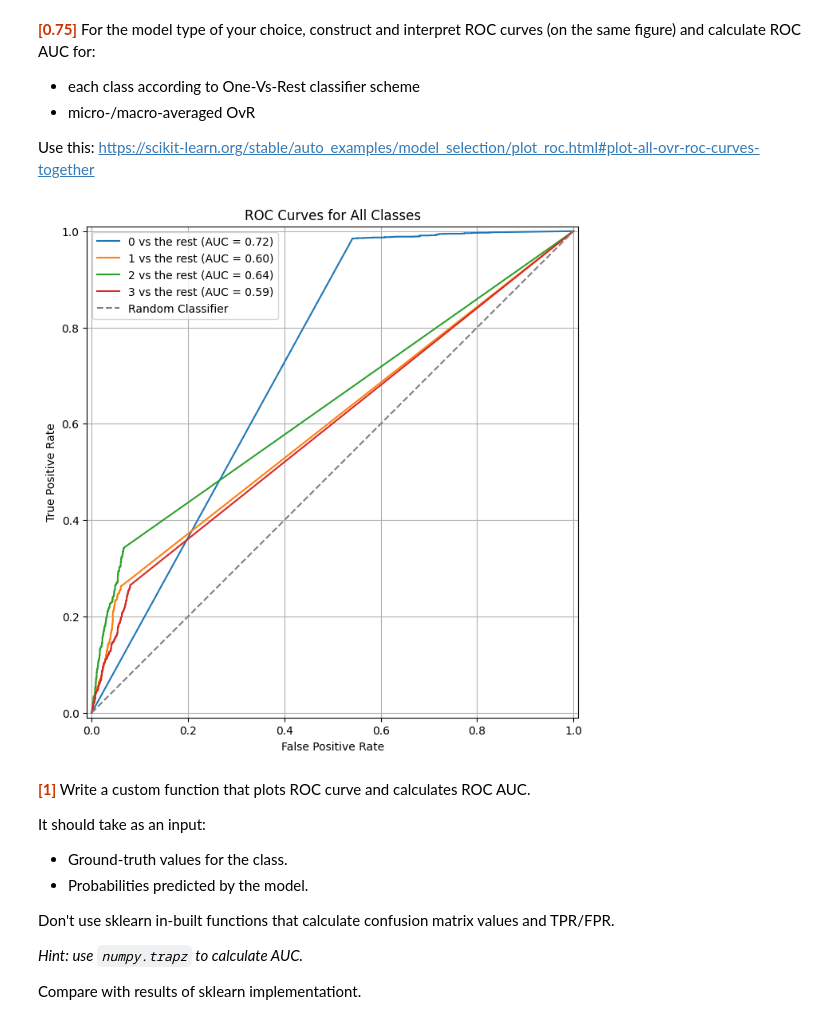
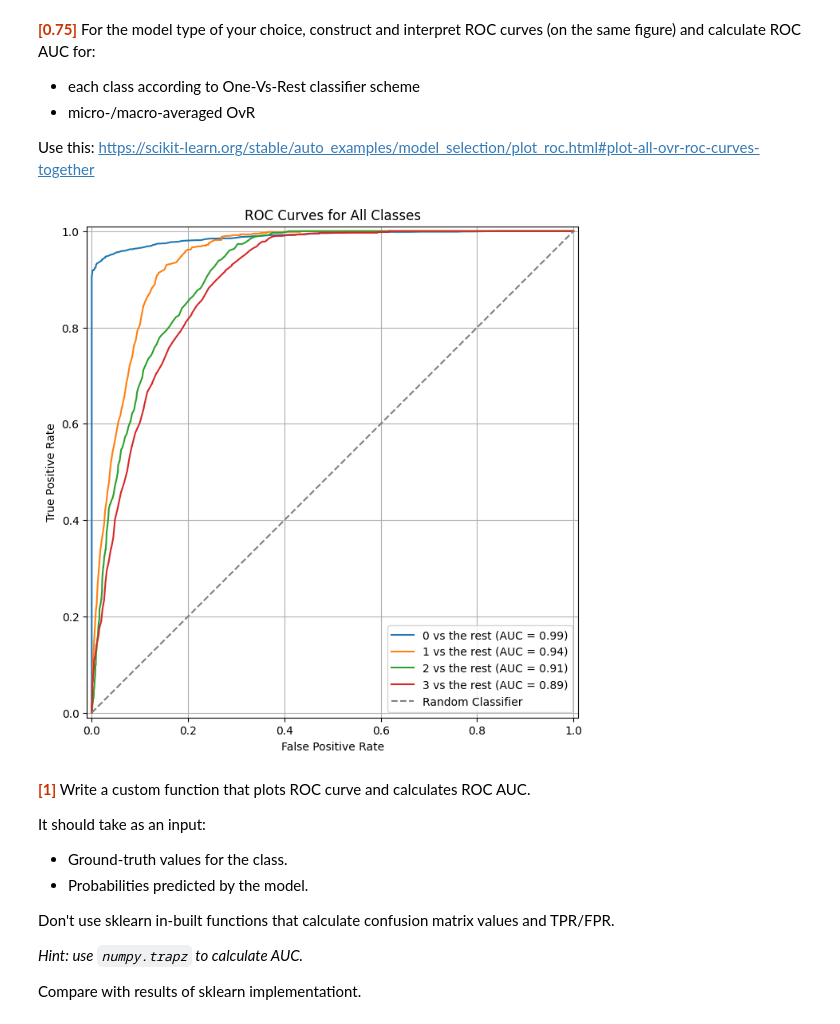
Before and after one commit to bulatych/ML_HSE, a Jupyter notebook: homeworks/HW_5_(Classification).ipynb, the cells around one changed output. Saved outputs shown, nothing was run; the diff lists cells and outputs as text; code cells hidden in the pictures.

```diff
--- a/homeworks/HW_5_(Classification).ipynb
+++ b/homeworks/HW_5_(Classification).ipynb
@@ -182,7 +182,7 @@ import joblib
 
 param_grid = {
     'C': [0.01, 0.1, 0.5, 1, 5, 10],  # Extended range of regularization
-    'solver': ['liblinear', 'saga'],  # Optimization algorithms
+    'solver': ['saga'],  # Optimization algorithms
     'penalty': ['l2', 'elasticnet'],  # Type of regularization
     'l1_ratio': [0.1, 0.5, 0.9]  # Different values for elasticnet
 }
@@ -523,10 +504,9 @@ import numpy as np
 
 # Сетка гиперпараметров
 grid_rf = {
-    'n_estimators': [50, 100, 200],  # Количество деревьев
+    'n_estimators': [100, 200],  # Количество деревьев
     'max_depth': [None, 10, 20],    # Глубина деревьев
     'min_samples_split': [2, 5, 10],  # Минимальный размер выборки для разделения
-    'min_samples_leaf': [1, 2, 4],    # Минимальный размер листа
     'criterion': ['gini', 'entropy']  # Критерий разбиения
 }
 
@@ -639,9 +620,10 @@ Your answer:
 ## Logistic Regression
 # %%
 from sklearn.metrics import classification_report, confusion_matrix
-
+model_file = "best_logistic_model.pkl"  # Укажите путь к вашему файлу
+model_log = joblib.load(model_file)
 # Предсказание на тестовой выборке
-Ypred_log = best_log_model.predict(Xtest)
+Ypred_log = model_log.predict(Xtest)
 
 # Metrics
 precision = precision_score(Ytest, Ypred_log, average='micro')  # Изменено на 'macro'
@@ -734,39 +700,39 @@ from sklearn.preprocessing import LabelBinarizer
 import joblib
 
 # Загрузка модели из .pkl файла
-model = joblib.load("best_knn_model.pkl")
+model = joblib.load("best_rf_model.pkl")
 
 # Предсказания на тестовых данных (вероятности для каждого класса)
 y_score = model.predict_proba(Xtest)
 
 # One-hot кодирование для y_test
 label_binarizer = LabelBinarizer().fit(Ytrain)
 y_onehot_test = label_binarizer.transform(Ytest)
 
 # Строим ROC кривые для всех классов
 plt.figure(figsize=(10, 8))
 
 # Построение ROC-кривой для каждого класса (One-vs-Rest)
 for class_id, class_name in enumerate(label_binarizer.classes_):
     RocCurveDisplay.from_predictions(
         y_onehot_test[:, class_id],
         y_score[:, class_id],
         name=f"{class_name} vs the rest",
         ax=plt.gca()
     )
 
 # Добавление диагональной пунктирной линии для случайного классификатора
 plt.plot([0, 1], [0, 1], linestyle='--', color='gray', label='Random Classifier')
 
 # Настройки графика
 plt.title("ROC Curves for All Classes")
 plt.xlabel("False Positive Rate")
 plt.ylabel("True Positive Rate")
 plt.legend(loc="best")
 plt.grid()
 plt.show()
 # %% [output]
-[figure, old version]
+[figure, new version]
 # %% [markdown]
 
 <font color=#c30>**[1]**</font> Write a custom function that plots ROC curve and calculates ROC AUC.
```
Also changed, not shown: parts of 13 cells of this notebook.
